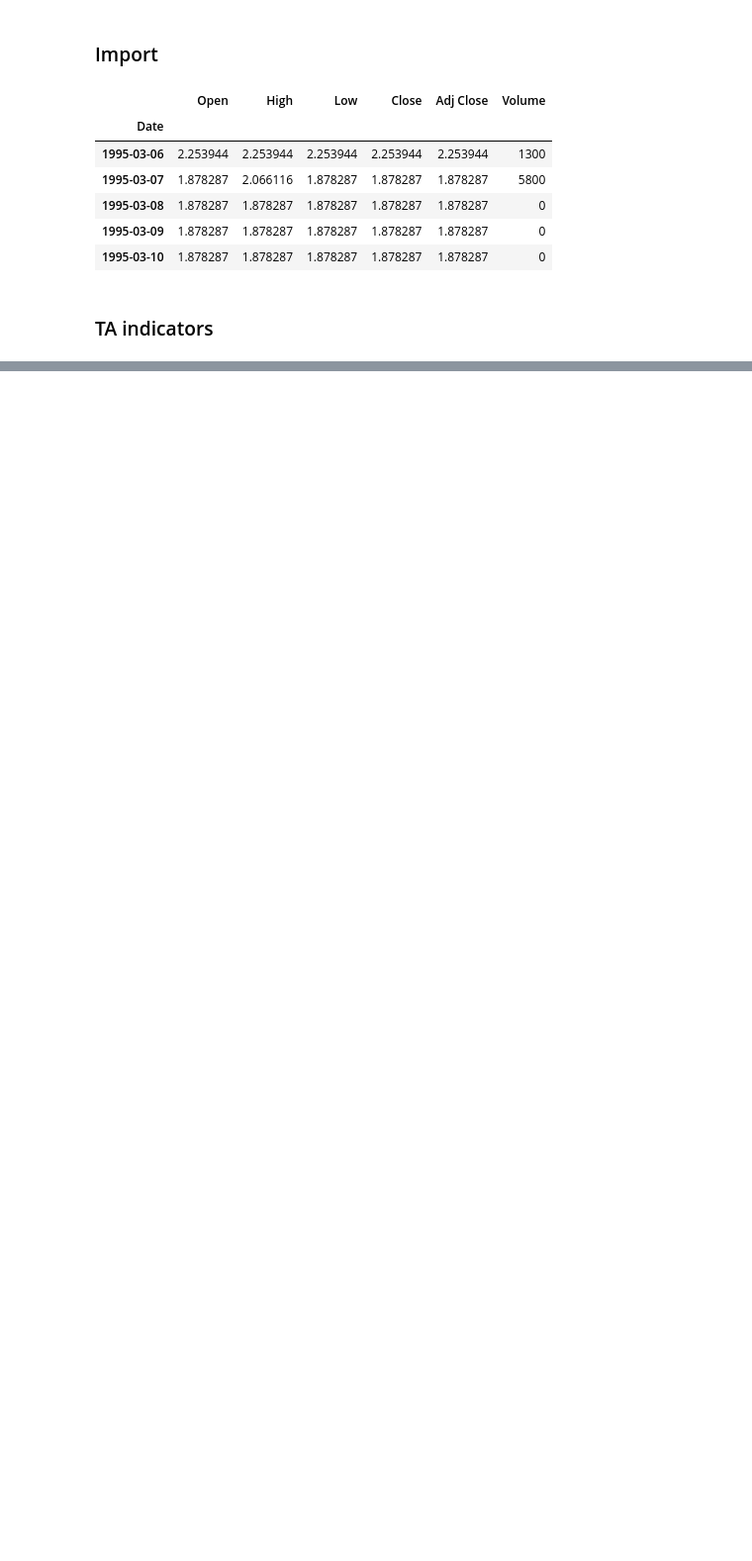
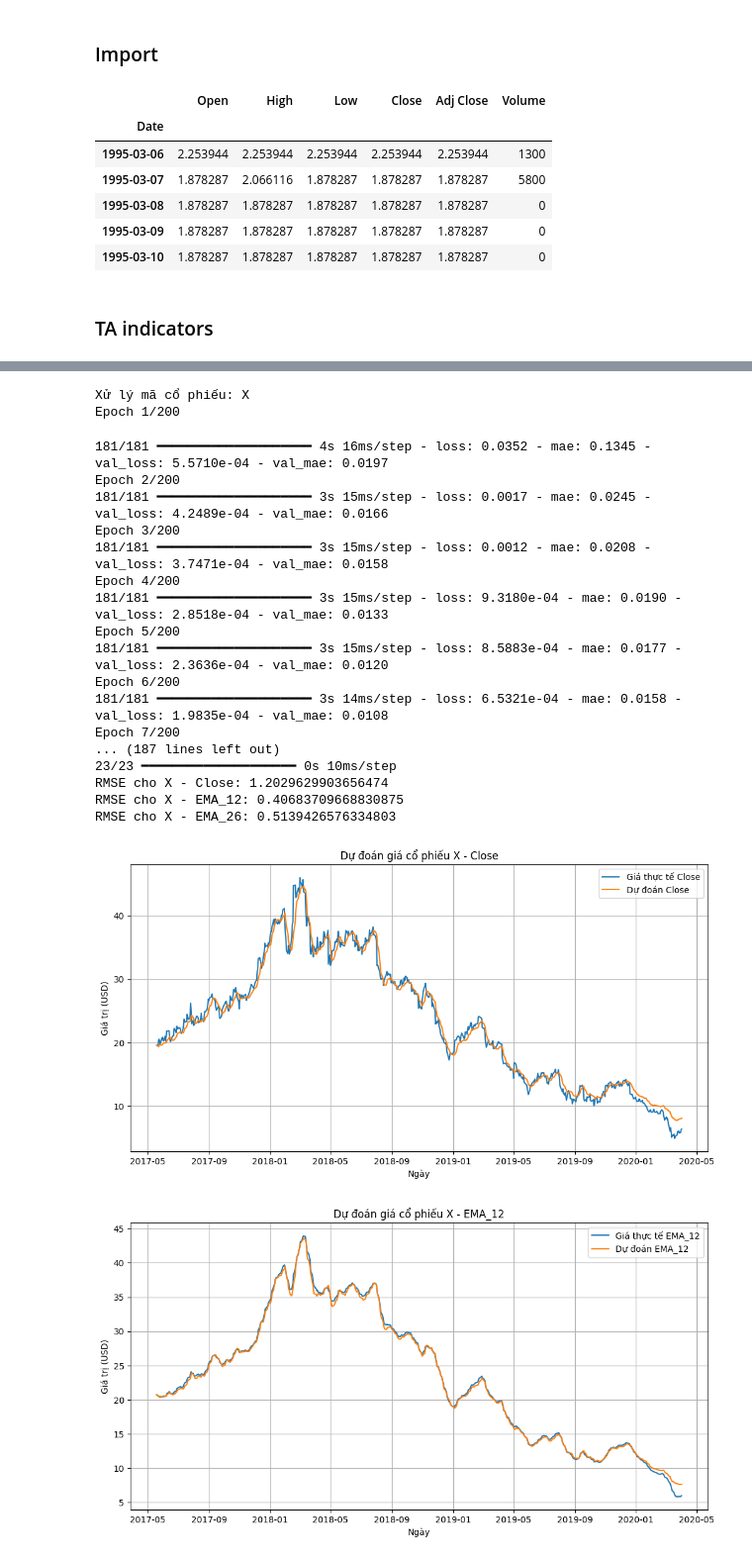
Before and after one commit to vuanhhuyhlqn/stock_predict_ML, a Jupyter notebook: lstm.ipynb, the cells around one changed output, grey strips where cells are left out. Shown at 99% size. Drawn from its saved outputs; the diff is of its cells as text; code cells hidden in the pictures; blank space fills up the shorter version.

```diff
--- a/lstm.ipynb
+++ b/lstm.ipynb
@@ -140,0 +244,29 @@ plt.show()
+# %%
+tickers = ['X', 'KO', 'INTL']
+rmse_results = {}
+for ticker in tickers:
+    print(f"\nXử lý mã cổ phiếu: {ticker}")
+    rmse, history = process_stock(ticker)
+    rmse_results[ticker] = rmse
+# %% [output]
+Xử lý mã cổ phiếu: X
+Epoch 1/200
+181/181 ━━━━━━━━━━━━━━━━━━━━ 4s 16ms/step - loss: 0.0352 - mae: 0.1345 - val_loss: 5.5710e-04 - val_mae: 0.0197
+Epoch 2/200
+181/181 ━━━━━━━━━━━━━━━━━━━━ 3s 15ms/step - loss: 0.0017 - mae: 0.0245 - val_loss: 4.2489e-04 - val_mae: 0.0166
+Epoch 3/200
+181/181 ━━━━━━━━━━━━━━━━━━━━ 3s 15ms/step - loss: 0.0012 - mae: 0.0208 - val_loss: 3.7471e-04 - val_mae: 0.0158
+Epoch 4/200
+181/181 ━━━━━━━━━━━━━━━━━━━━ 3s 15ms/step - loss: 9.3180e-04 - mae: 0.0190 - val_loss: 2.8518e-04 - val_mae: 0.0133
+Epoch 5/200
+181/181 ━━━━━━━━━━━━━━━━━━━━ 3s 15ms/step - loss: 8.5883e-04 - mae: 0.0177 - val_loss: 2.3636e-04 - val_mae: 0.0120
+Epoch 6/200
+181/181 ━━━━━━━━━━━━━━━━━━━━ 3s 14ms/step - loss: 6.5321e-04 - mae: 0.0158 - val_loss: 1.9835e-04 - val_mae: 0.0108
+Epoch 7/200
+... (187 lines left out)
+23/23 ━━━━━━━━━━━━━━━━━━━━ 0s 10ms/step
+RMSE cho X - Close: 1.2029629903656474
+RMSE cho X - EMA_12: 0.40683709668830875
+RMSE cho X - EMA_26: 0.5139426576334803
+[figure, added]
+[figure, added]
```
Also changed, not shown: parts of 9 cells of this notebook.
